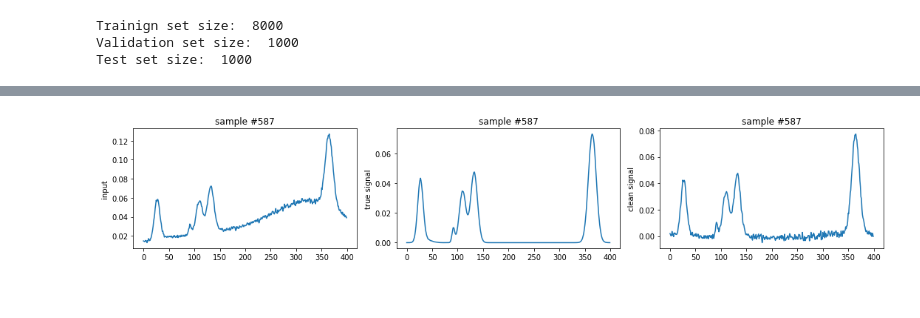
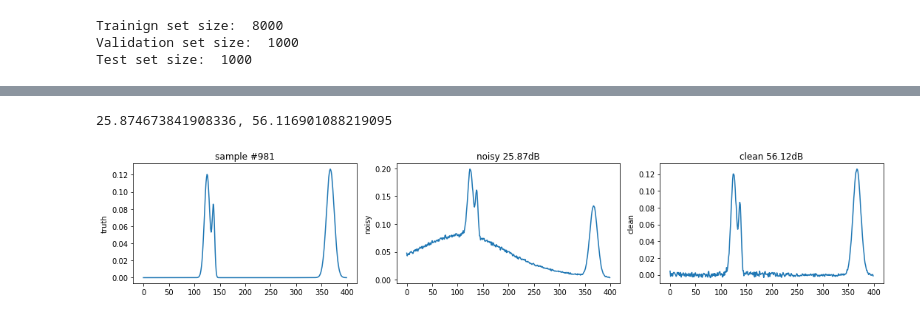
Before and after one commit to FrankJRix/ProgettoML, a Jupyter notebook: Progetto1_SRS_franco_risi_1620118.ipynb, the cells around one changed output, grey strips where cells are left out. Saved outputs shown, nothing was run; the diff lists cells and outputs as text; code cells hidden in the pictures.

```diff
--- a/Progetto1_SRS_franco_risi_1620118.ipynb
+++ b/Progetto1_SRS_franco_risi_1620118.ipynb
@@ -50,6 +50,7 @@ def PSNR2(I, K, max_v):
     return 10 * np.log10(max_v**2 / np.square(np.subtract(I, K)).mean())
 
 def save_comparison_plot(vectors, index, figsize=(0,0), labels=[]):
+    """ si aspetta che vectors sia (truth, noisy, clean) per il calcolo della PSNR """
     cols = len(vectors)
     if figsize == (0,0):
         figsize = (5*cols,3)
@@ -57,10 +58,22 @@ def save_comparison_plot(vectors, index, figsize=(0,0), labels=[]):
     figure = plt.figure(figsize=figsize)
     sample_idx = index
 
+    # hardcoded, si aspetta (truth, noisy, clean)
+    psnr_noisy = PSNR2(vectors[0][sample_idx],vectors[1][sample_idx], max_value)
+    psnr_clean = PSNR2(vectors[0][sample_idx],vectors[2][sample_idx], max_value)
+
+    print(f'{psnr_noisy}, {psnr_clean}')
+
     for j in range(len(vectors)):
         img = vectors[j][sample_idx].squeeze()
         figure.add_subplot(1, cols, j+1)
-        plt.title(f'sample #{sample_idx}')
+        if j==0:
+            title = f'sample #{sample_idx}'
+        elif j==1:
+            title = f'noisy {psnr_noisy:.2f}dB'
+        elif j==2:
+            title = f'clean {psnr_clean:.2f}dB'
+        plt.title(title)
         if labels and len(labels) == len(vectors):
             plt.ylabel(labels[j])
         plt.plot(range(len(img)), img)
@@ -96,7 +109,7 @@ print(res_test.shape)
 
 print(X_train[0].shape)
 
-max_value = max(Y_train.max(), Y_test.max())
+max_value = 1 #max(Y_train.max(), Y_test.max())
 
 print(f"max = {max_value}")
 
@@ -549,8 +564,10 @@ comparison_plot((inputs, truth, predictions, true_signal, reconstructed_signal),
 # %%
 # save plots
 
-i = 587
-save_comparison_plot((inputs, true_signal, reconstructed_signal), i, labels=["input","true signal","clean signal"])
+i = 981
+if i >= 0:
+    save_comparison_plot((true_signal, inputs, reconstructed_signal), i, labels=["truth","noisy","clean"])
 # %% [output]
+25.874673841908336, 56.116901088219095
-[figure, old version]
+[figure, new version]
 # %%
```
Also changed, not shown: parts of 6 cells of this notebook.
